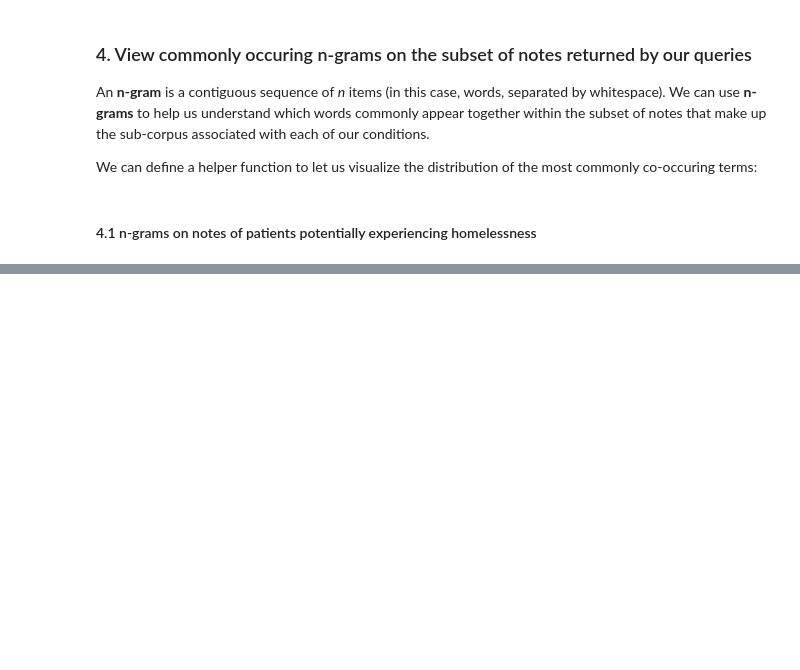
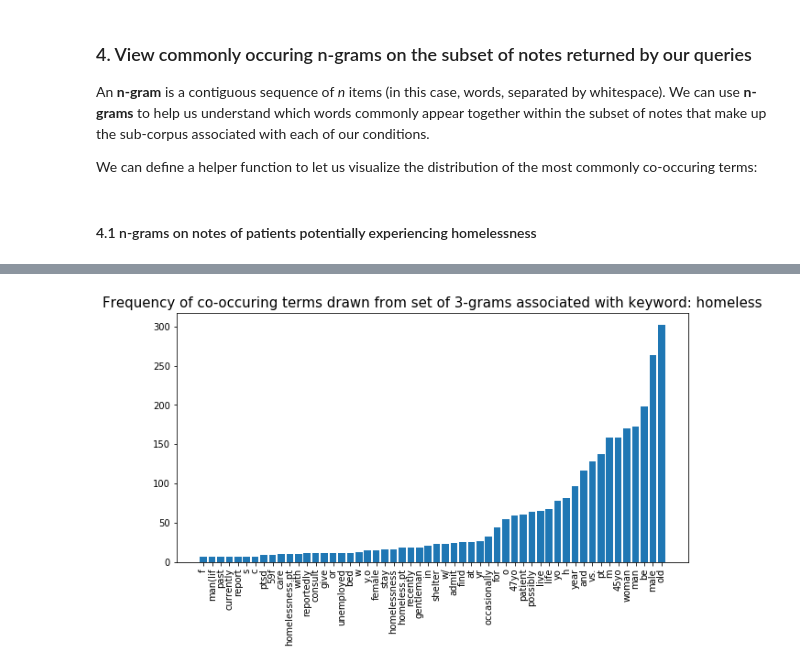
Before and after one commit to ClarityNLP/ClarityNLP, a Jupyter notebook: nlp/notebooks/cooking/Cooking_with_ClarityNLP_092618.ipynb, the cells around one changed output, grey strips where cells are left out. Saved outputs shown, nothing was run; the diff lists cells and outputs as text; code cells hidden in the pictures; blank space fills up the shorter version.

Commit message:
np has TM and plots; still filling in content

```diff
--- a/nlp/notebooks/cooking/Cooking_with_ClarityNLP_092618.ipynb
+++ b/nlp/notebooks/cooking/Cooking_with_ClarityNLP_092618.ipynb
@@ -284,10 +302,10 @@ def view_n_gram_terms(df, keyword, min_apperances=2, n=3):
     x = [k for k in terms_dict.keys()]
     y = [v for v in terms_dict.values()]
 
-    plt.figure(figsize=(20,10))
-    plt.barh(x,y)
-    plt.xticks(fontsize=15)
-    plt.yticks(fontsize=15)
+    plt.figure(figsize=(10,5))
+    plt.bar(x,y)
+    plt.xticks(fontsize=10, rotation='vertical')
+    plt.yticks(fontsize=10)
     plt.title("Frequency of co-occuring terms drawn from set of {}-grams associated with keyword: {}".format(n, keyword), fontsize=15)
     plt.show()
 # %% [markdown]
@@ -320,3 +358,5 @@ ngrams_result_homelessness, ngrams_main_csv_homeless, ngrams_intermediate_csv_ho
 # %%
 hl_ngrams_df = pd.read_csv(ngrams_result_homelessness['intermediate_results_csv'])
-view_n_gram_terms(hl_ngrams_df, "homelessness")
+view_n_gram_terms(hl_ngrams_df, "homeless", min_apperances=7, n=3)
+# %% [output]
+[figure, added]
```
Also changed, not shown: parts of 55 cells of this notebook.
